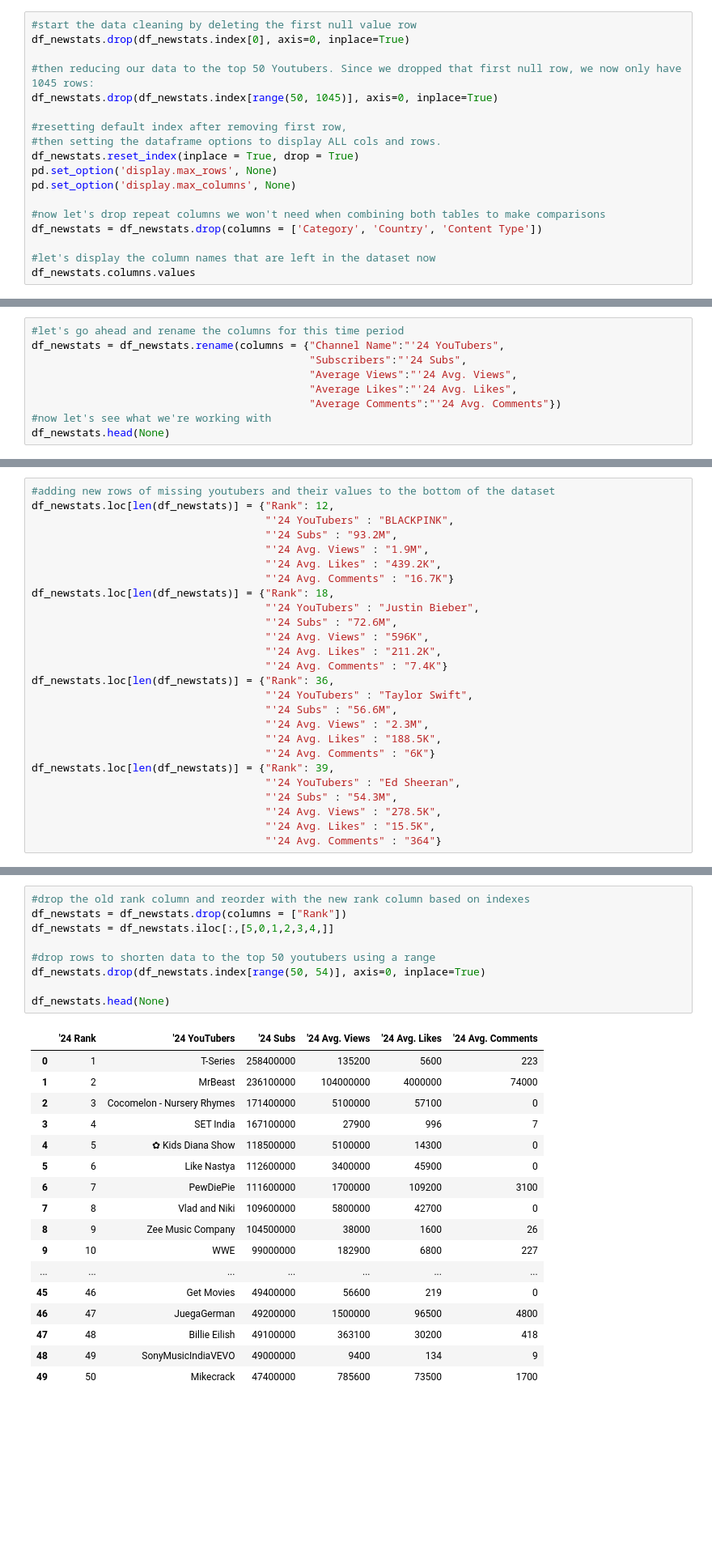
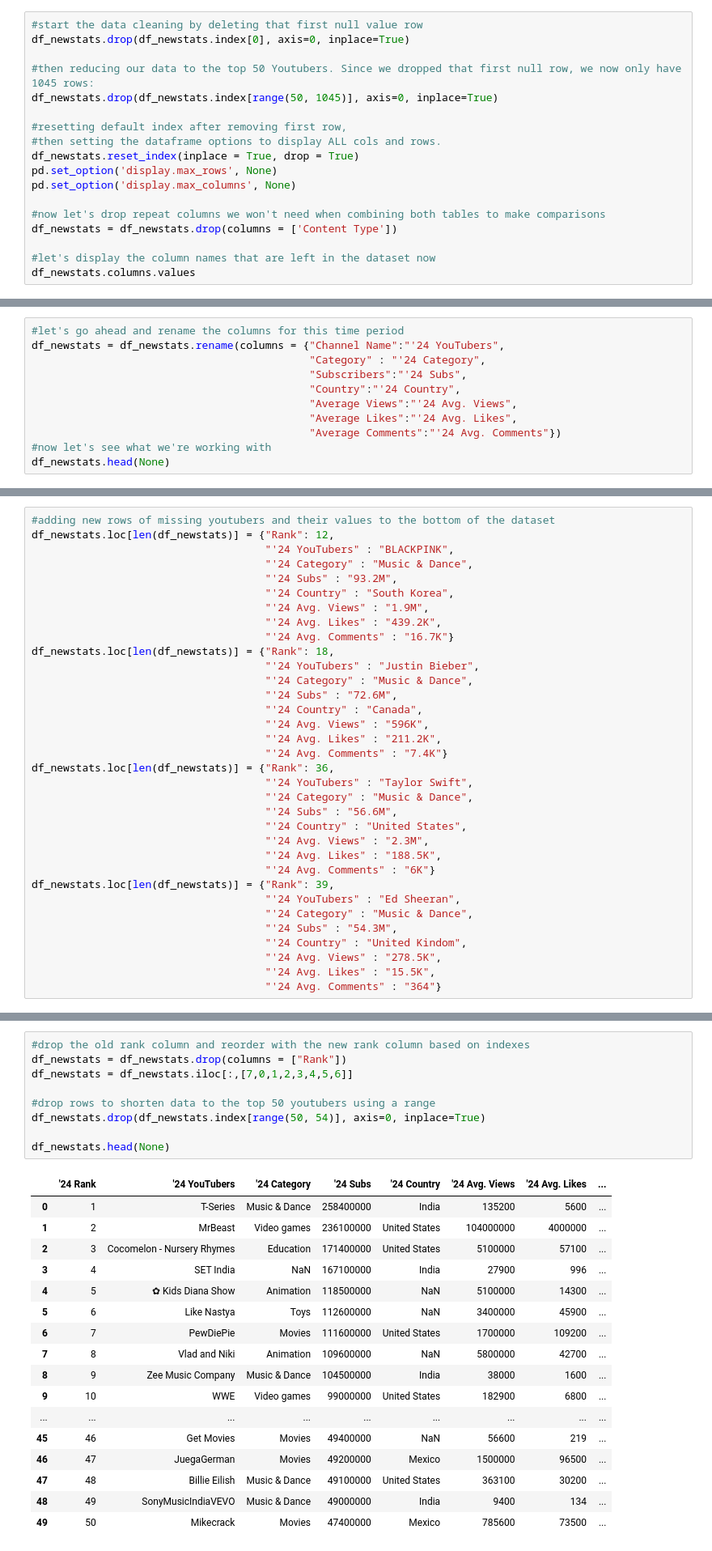
Before and after one commit to metguy/trending_youtubers, a Jupyter notebook: 2024_YouTuber_Analysis.ipynb, the cells around one changed output, grey strips where cells are left out. Shown at 81% size. Saved outputs shown, nothing was run; the diff lists cells and outputs as text; blank space fills up the shorter version.

```diff
--- a/2024_YouTuber_Analysis.ipynb
+++ b/2024_YouTuber_Analysis.ipynb
@@ -36,7 +29,7 @@ print("Number of rows before cleaning data: ", rows)
 Number of columns before cleaning data:  9
 Number of rows before cleaning data:  1046
 # %%
-#start the data cleaning by deleting the first null value row
+#start the data cleaning by deleting that first null value row
 df_newstats.drop(df_newstats.index[0], axis=0, inplace=True)
 
 #then reducing our data to the top 50 Youtubers. Since we dropped that first null row, we now only have 1045 rows:
@@ -49,7 +42,7 @@ pd.set_option('display.max_rows', None)
 pd.set_option('display.max_columns', None)
 
 #now let's drop repeat columns we won't need when combining both tables to make comparisons
-df_newstats = df_newstats.drop(columns = ['Category', 'Country', 'Content Type'])
+df_newstats = df_newstats.drop(columns = ['Content Type'])
 
 #let's display the column names that are left in the dataset now
 df_newstats.columns.values
@@ -59,7 +52,9 @@ array(['Rank', 'Channel Name', 'Subscribers', 'Average Views',
 # %%
 #let's go ahead and rename the columns for this time period
 df_newstats = df_newstats.rename(columns = {"Channel Name":"'24 YouTubers",
+                                            "Category" : "'24 Category",
                                             "Subscribers":"'24 Subs",
+                                            "Country":"'24 Country",
                                             "Average Views":"'24 Avg. Views",
                                             "Average Likes":"'24 Avg. Likes",
                                             "Average Comments":"'24 Avg. Comments"})
@@ -89,25 +84,33 @@ After comparing our values to the other dataset and doing some research, I reali
 #adding new rows of missing youtubers and their values to the bottom of the dataset
 df_newstats.loc[len(df_newstats)] = {"Rank": 12,
                                      "'24 YouTubers" : "BLACKPINK",
+                                     "'24 Category" : "Music & Dance",
                                      "'24 Subs" : "93.2M",
+                                     "'24 Country" : "South Korea",
                                      "'24 Avg. Views" : "1.9M",
                                      "'24 Avg. Likes" : "439.2K",
                                      "'24 Avg. Comments" : "16.7K"}
 df_newstats.loc[len(df_newstats)] = {"Rank": 18,
                                      "'24 YouTubers" : "Justin Bieber",
+                                     "'24 Category" : "Music & Dance",
                                      "'24 Subs" : "72.6M",
+                                     "'24 Country" : "Canada",
                                      "'24 Avg. Views" : "596K",
                                      "'24 Avg. Likes" : "211.2K",
                                      "'24 Avg. Comments" : "7.4K"}
 df_newstats.loc[len(df_newstats)] = {"Rank": 36,
                                      "'24 YouTubers" : "Taylor Swift",
+                                     "'24 Category" : "Music & Dance",
                                      "'24 Subs" : "56.6M",
+                                     "'24 Country" : "United States",
                                      "'24 Avg. Views" : "2.3M",
                                      "'24 Avg. Likes" : "188.5K",
                                      "'24 Avg. Comments" : "6K"}
 df_newstats.loc[len(df_newstats)] = {"Rank": 39,
                                      "'24 YouTubers" : "Ed Sheeran",
+                                     "'24 Category" : "Music & Dance",
                                      "'24 Subs" : "54.3M",
+                                     "'24 Country" : "United Kindom",
                                      "'24 Avg. Views" : "278.5K",
                                      "'24 Avg. Likes" : "15.5K",
                                      "'24 Avg. Comments" : "364"}
@@ -197,27 +200,27 @@ df_newstats.head(5)
 # %%
 #drop the old rank column and reorder with the new rank column based on indexes
 df_newstats = df_newstats.drop(columns = ["Rank"])
-df_newstats = df_newstats.iloc[:,[5,0,1,2,3,4,]]
+df_newstats = df_newstats.iloc[:,[7,0,1,2,3,4,5,6]]
 
 #drop rows to shorten data to the top 50 youtubers using a range
 df_newstats.drop(df_newstats.index[range(50, 54)], axis=0, inplace=True)
 
 df_newstats.head(None)
 # %% [output]
-|  | '24 Rank | '24 YouTubers | '24 Subs | '24 Avg. Views | '24 Avg. Likes | '24 Avg. Comments |
-| 0 | 1 | T-Series | 258400000 | 135200 | 5600 | 223 |
-| 1 | 2 | MrBeast | 236100000 | 104000000 | 4000000 | 74000 |
-| 2 | 3 | Cocomelon - Nursery Rhymes | 171400000 | 5100000 | 57100 | 0 |
-| 3 | 4 | SET India | 167100000 | 27900 | 996 | 7 |
-| 4 | 5 | ✿ Kids Diana Show | 118500000 | 5100000 | 14300 | 0 |
-| 5 | 6 | Like Nastya | 112600000 | 3400000 | 45900 | 0 |
-| 6 | 7 | PewDiePie | 111600000 | 1700000 | 109200 | 3100 |
-| 7 | 8 | Vlad and Niki | 109600000 | 5800000 | 42700 | 0 |
-| 8 | 9 | Zee Music Company | 104500000 | 38000 | 1600 | 26 |
-| 9 | 10 | WWE | 99000000 | 182900 | 6800 | 227 |
-| ... | ... | ... | ... | ... | ... | ... |
-| 45 | 46 | Get Movies | 49400000 | 56600 | 219 | 0 |
-| 46 | 47 | JuegaGerman | 49200000 | 1500000 | 96500 | 4800 |
-| 47 | 48 | Billie Eilish | 49100000 | 363100 | 30200 | 418 |
-| 48 | 49 | SonyMusicIndiaVEVO | 49000000 | 9400 | 134 | 9 |
-| 49 | 50 | Mikecrack | 47400000 | 785600 | 73500 | 1700 |
+|  | '24 Rank | '24 YouTubers | '24 Category | '24 Subs | '24 Country | '24 Avg. Views | '24 Avg. Likes | ... |
+| 0 | 1 | T-Series | Music & Dance | 258400000 | India | 135200 | 5600 | ... |
+| 1 | 2 | MrBeast | Video games | 236100000 | United States | 104000000 | 4000000 | ... |
+| 2 | 3 | Cocomelon - Nursery Rhymes | Education | 171400000 | United States | 5100000 | 57100 | ... |
+| 3 | 4 | SET India | NaN | 167100000 | India | 27900 | 996 | ... |
+| 4 | 5 | ✿ Kids Diana Show | Animation | 118500000 | NaN | 5100000 | 14300 | ... |
+| 5 | 6 | Like Nastya | Toys | 112600000 | NaN | 3400000 | 45900 | ... |
+| 6 | 7 | PewDiePie | Movies | 111600000 | United States | 1700000 | 109200 | ... |
+| 7 | 8 | Vlad and Niki | Animation | 109600000 | NaN | 5800000 | 42700 | ... |
+| 8 | 9 | Zee Music Company | Music & Dance | 104500000 | India | 38000 | 1600 | ... |
+| 9 | 10 | WWE | Video games | 99000000 | United States | 182900 | 6800 | ... |
+| ... | ... | ... | ... | ... | ... | ... | ... | ... |
+| 45 | 46 | Get Movies | Movies | 49400000 | NaN | 56600 | 219 | ... |
+| 46 | 47 | JuegaGerman | Movies | 49200000 | Mexico | 1500000 | 96500 | ... |
+| 47 | 48 | Billie Eilish | Music & Dance | 49100000 | United States | 363100 | 30200 | ... |
+| 48 | 49 | SonyMusicIndiaVEVO | Music & Dance | 49000000 | India | 9400 | 134 | ... |
+| 49 | 50 | Mikecrack | Movies | 47400000 | Mexico | 785600 | 73500 | ... |
```
Also changed, not shown: parts of 18 cells of this notebook, 5 other files.
